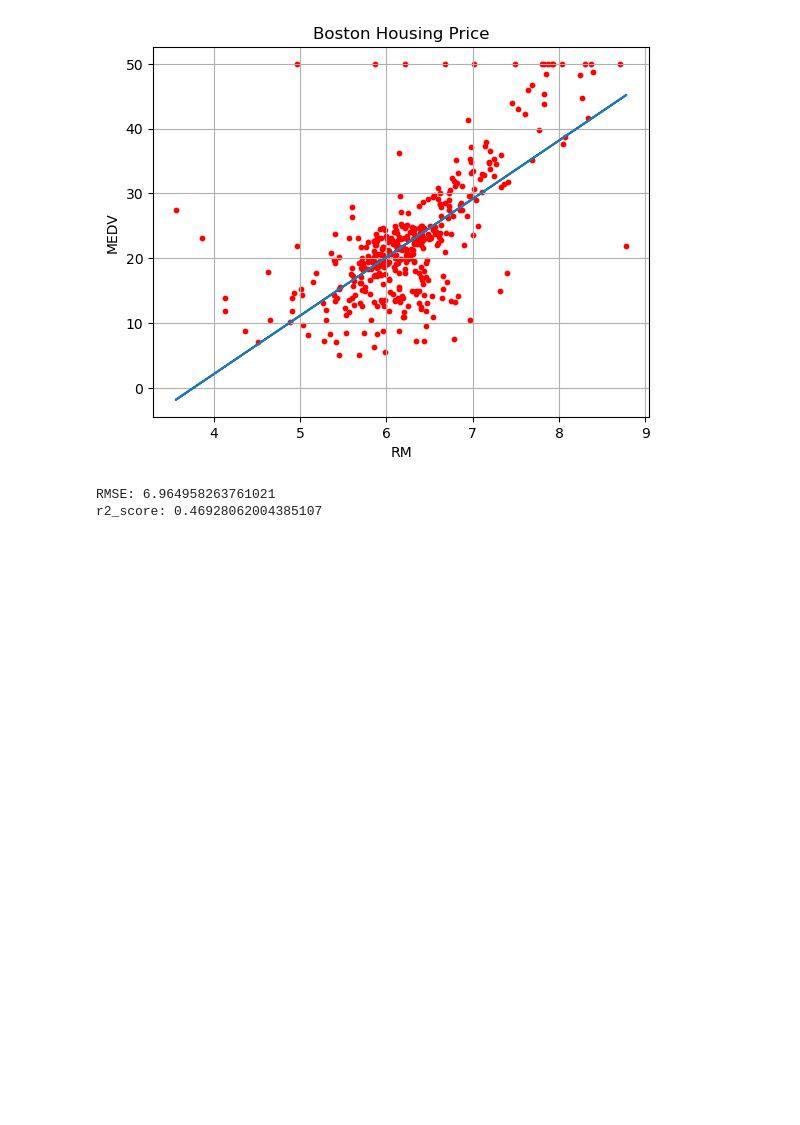
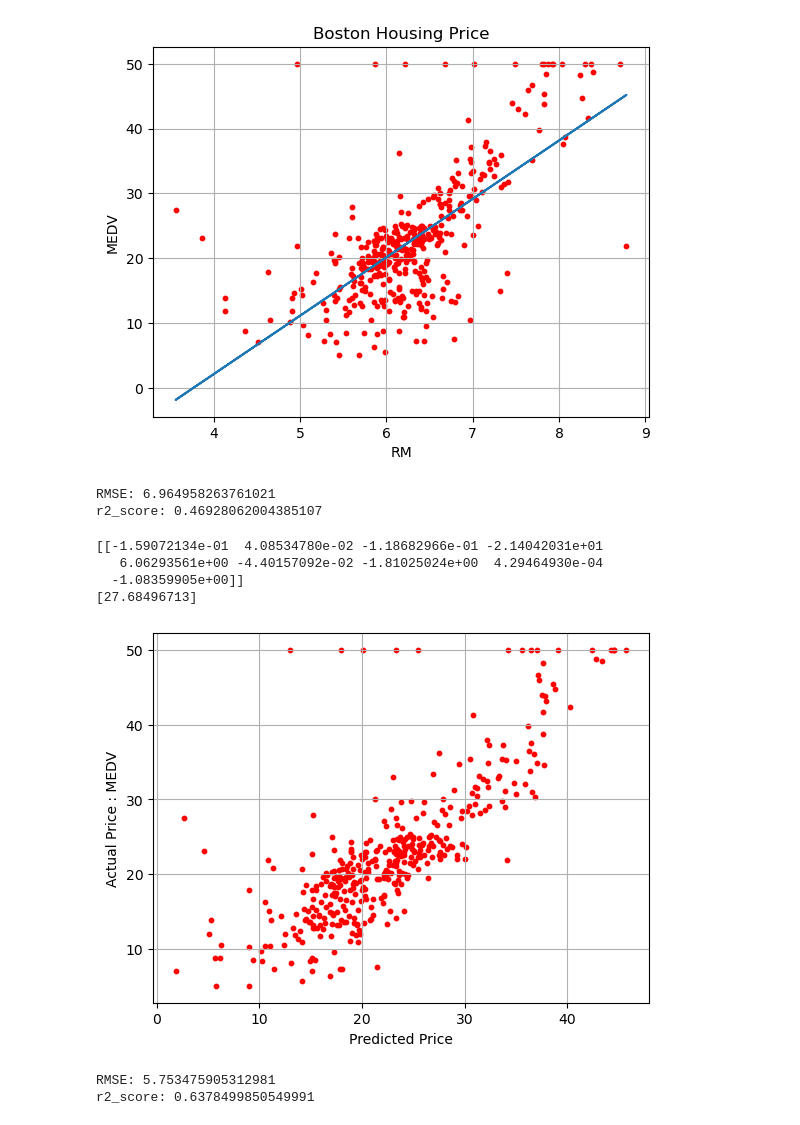
Before and after one commit to DayeonJE/aws_lab04, a Jupyter notebook: 03_머신러닝/02_선형회귀모델_Boston주택가격예측.ipynb, the cells around one changed output. Drawn from its saved outputs; the diff is of its cells as text; code cells hidden in the pictures; blank space fills up the shorter version.

```diff
--- a/03_머신러닝/02_선형회귀모델_Boston주택가격예측.ipynb
+++ b/03_머신러닝/02_선형회귀모델_Boston주택가격예측.ipynb
@@ -90,3 +90,54 @@ print('r2_score:',r2)      # 0.46928062004385107
 # %% [output]
 RMSE: 6.964958263761021
 r2_score: 0.46928062004385107
+# %%
+# 다항(다차원, 피처가 2개 이상) 회귀 모델, scikit-learn 사용
+x = df.iloc[:,:-1]   # 마지막 컬럼을 제외, 9개 컬럼을 피쳐로 사용, (400,9),2차원
+y = df.iloc[:,-1:]   # 마지막 컬럼만 추출, (400,1), 2차원
+
+# 클래스의 인스턴스 생성
+lr = LinearRegression()
+
+# 학습
+lr.fit(x,y)
+
+# 회귀계수를 출력
+print(lr.coef_)          # weight 은 9개가 생성
+print(lr.intercept_)     # bias는 1개 생성
+    # H(X1,X2,X3,...,X9) = w1*X1 + W2*X2 + W3*X3,...,W9*X9 + b
+
+# 예측
+y_pred = lr.predict(x)
+y_pred.shape     # (400, 1)
+
+# 결과 시각화 :  x축을 예측값, y축을 실제값
+plt.scatter(y_pred, y, c='r',s=10)
+plt.xlabel('Predicted Price')
+plt.ylabel('Actual Price : MEDV')
+plt.grid()
+plt.show()
+# %% [output]
+[[-1.59072134e-01  4.08534780e-02 -1.18682966e-01 -2.14042031e+01
+   6.06293561e+00 -4.40157092e-02 -1.81025024e+00  4.29464930e-04
+  -1.08359905e+00]]
+[27.68496713]
+[figure, added]
+# %%
+# 정확도 측정, 평가 지표
+# RMSE , 상대 지표(값이 작을 수록 정확도가 높다)
+mse = mean_squared_error(y,y_pred)
+rmse = np.sqrt(mse)
+print('RMSE:',rmse)  # 6.964958263761021 -->  5.753475905312981
+                     # 단항회귀보다 RMSE가 감소, 성능 향상
+
+# R2(R-squared),결정 계수 : 예측 값의 분산/실제 값의 분산 , 1일때 가장 설명력이 높다
+#                          절대 지표
+from sklearn.metrics import r2_score
+r2 = r2_score(y,y_pred)
+print('r2_score:',r2)      # 0.46928062004385107  --> 0.6378499850549992
+                           # 단항회귀모바 증가, 성능 향상
+
+# 결과 : 단항회귀 모델 보다 다항회귀 모델의 성능이 우수하다
+# %% [output]
+RMSE: 5.753475905312981
+r2_score: 0.6378499850549991
```
Also changed, not shown: parts of 4 cells of this notebook, 1 other file.
